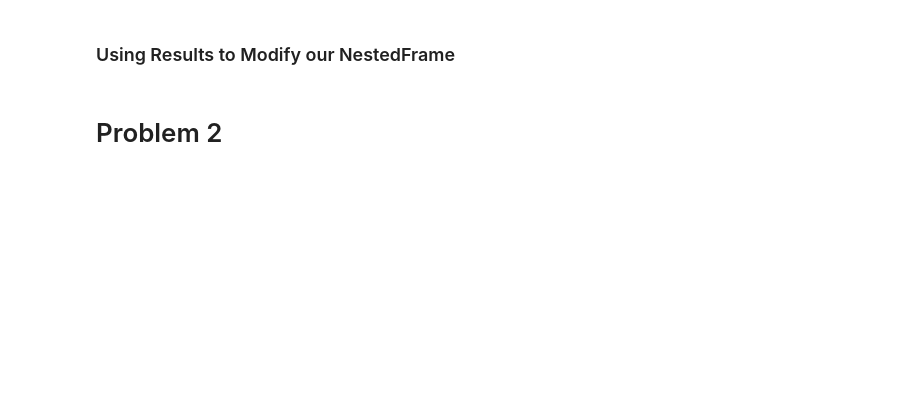
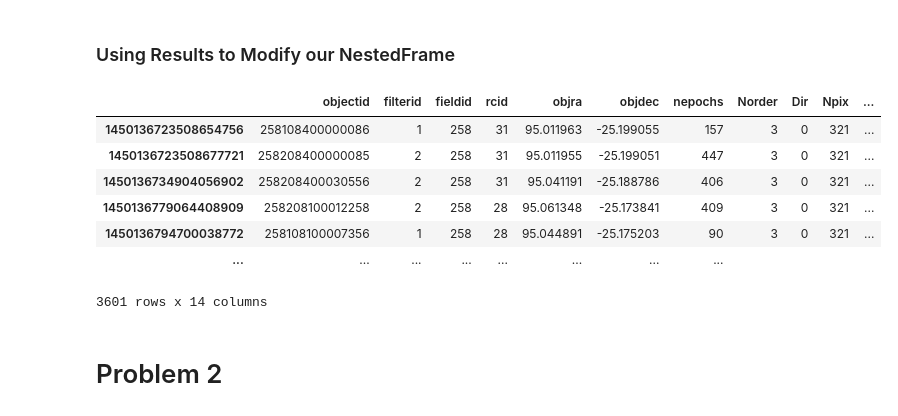
Before and after one commit to lincc-frameworks/RCW_Hackathon_2025_LSDB, a Jupyter notebook: Notebook_2.ipynb, the cells around one changed output. Cells and saved outputs as stored; diff of their text form; code cells hidden in the pictures; blank space fills up the shorter version.

```diff
--- a/Notebook_2.ipynb
+++ b/Notebook_2.ipynb
@@ -170,4 +243,18 @@ ztf_ndf
 # %% [markdown]
 ### Using Results to Modify our NestedFrame
+# %%
+# Like any normal column, we can now use this computed value to filter
+# In this case, we can filter out objects with a high false alarm probability
+ztf_ndf_false_filtered = ztf_ndf_w_periods.query("false_alarm_prob < 0.05")
+ztf_ndf_false_filtered
+# %% [output]
+|  | objectid | filterid | fieldid | rcid | objra | objdec | nepochs | Norder | Dir | Npix | ... |
+| 1450136723508654756 | 258108400000086 | 1 | 258 | 31 | 95.011963 | -25.199055 | 157 | 3 | 0 | 321 | ... |
+| 1450136723508677721 | 258208400000085 | 2 | 258 | 31 | 95.011955 | -25.199051 | 447 | 3 | 0 | 321 | ... |
+| 1450136734904056902 | 258208400030556 | 2 | 258 | 31 | 95.041191 | -25.188786 | 406 | 3 | 0 | 321 | ... |
+| 1450136779064408909 | 258208100012258 | 2 | 258 | 28 | 95.061348 | -25.173841 | 409 | 3 | 0 | 321 | ... |
+| 1450136794700038772 | 258108100007356 | 1 | 258 | 28 | 95.044891 | -25.175203 | 90 | 3 | 0 | 321 | ... |
+| ... | ... | ... | ... | ... | ... | ... | ... |
+3601 rows x 14 columns
 # %% [markdown]
 # Problem 2
```
Also changed, not shown: parts of 4 cells of this notebook.
